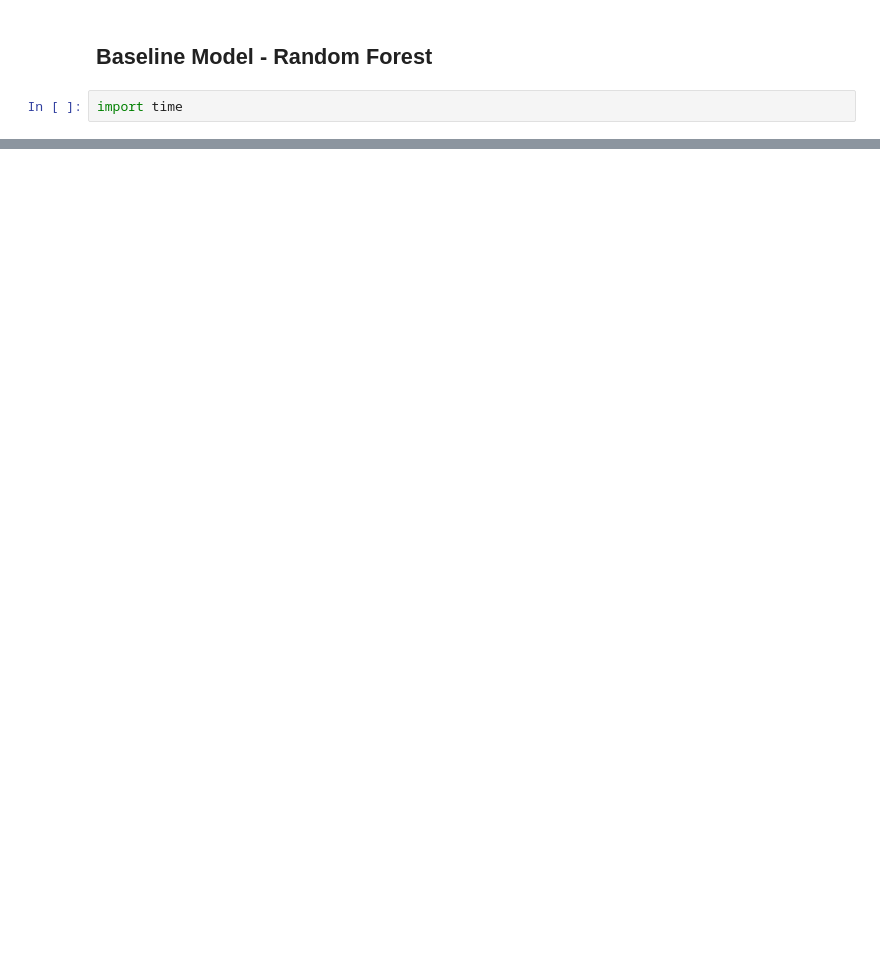
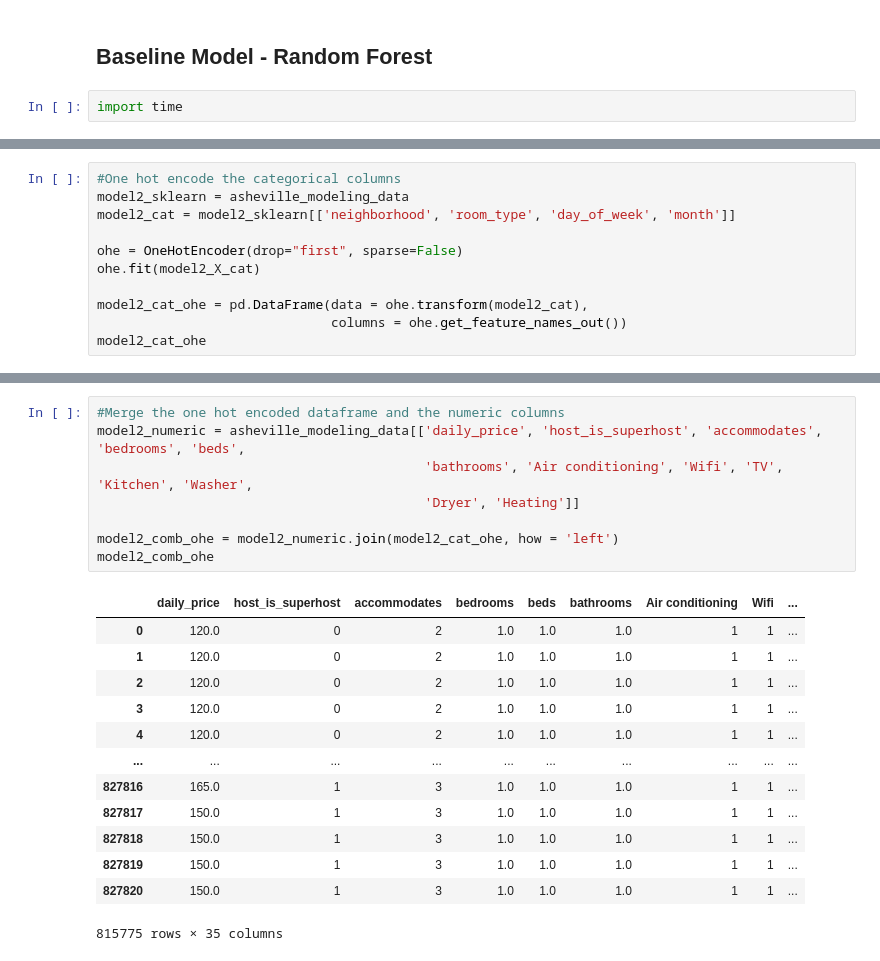
Before and after one commit to sjeanat3/Asheville-AirBnB-Experience-Recommendation, a Jupyter notebook: Notebooks/Asheville AirBnB Price Prediction Notebook.ipynb, the cells around one changed output, grey strips where cells are left out. Cells and saved outputs as stored; diff of their text form; blank space fills up the shorter version.

Commit message:
continue modeling

```diff
--- a/Notebooks/Asheville AirBnB Price Prediction Notebook.ipynb
+++ b/Notebooks/Asheville AirBnB Price Prediction Notebook.ipynb
@@ -959,0 +988,11 @@ sns.scatterplot(y = baseline_preds, x = baseline_y_test)
+# %%
+#One hot encode the categorical columns
+model2_sklearn = asheville_modeling_data
+model2_cat = model2_sklearn[['neighborhood', 'room_type', 'day_of_week', 'month']]
+
+ohe = OneHotEncoder(drop="first", sparse=False)
+ohe.fit(model2_X_cat)
+
+model2_cat_ohe = pd.DataFrame(data = ohe.transform(model2_cat),
+                              columns = ohe.get_feature_names_out())
+model2_cat_ohe
@@ -960 +1013,23 @@ sns.scatterplot(y = baseline_preds, x = baseline_y_test)
+# %%
+#Merge the one hot encoded dataframe and the numeric columns
+model2_numeric = asheville_modeling_data[['daily_price', 'host_is_superhost', 'accommodates', 'bedrooms', 'beds',
+                                          'bathrooms', 'Air conditioning', 'Wifi', 'TV', 'Kitchen', 'Washer',
+                                          'Dryer', 'Heating']]
+
+model2_comb_ohe = model2_numeric.join(model2_cat_ohe, how = 'left')
+model2_comb_ohe
+# %% [output]
+|  | daily_price | host_is_superhost | accommodates | bedrooms | beds | bathrooms | Air conditioning | Wifi | ... |
+| 0 | 120.0 | 0 | 2 | 1.0 | 1.0 | 1.0 | 1 | 1 | ... |
+| 1 | 120.0 | 0 | 2 | 1.0 | 1.0 | 1.0 | 1 | 1 | ... |
+| 2 | 120.0 | 0 | 2 | 1.0 | 1.0 | 1.0 | 1 | 1 | ... |
+| 3 | 120.0 | 0 | 2 | 1.0 | 1.0 | 1.0 | 1 | 1 | ... |
+| 4 | 120.0 | 0 | 2 | 1.0 | 1.0 | 1.0 | 1 | 1 | ... |
+| ... | ... | ... | ... | ... | ... | ... | ... | ... | ... |
+| 827816 | 165.0 | 1 | 3 | 1.0 | 1.0 | 1.0 | 1 | 1 | ... |
+| 827817 | 150.0 | 1 | 3 | 1.0 | 1.0 | 1.0 | 1 | 1 | ... |
+| 827818 | 150.0 | 1 | 3 | 1.0 | 1.0 | 1.0 | 1 | 1 | ... |
+| 827819 | 150.0 | 1 | 3 | 1.0 | 1.0 | 1.0 | 1 | 1 | ... |
+| 827820 | 150.0 | 1 | 3 | 1.0 | 1.0 | 1.0 | 1 | 1 | ... |
+815775 rows × 35 columns
 # %%
```
Also changed, not shown: parts of 29 cells of this notebook.
